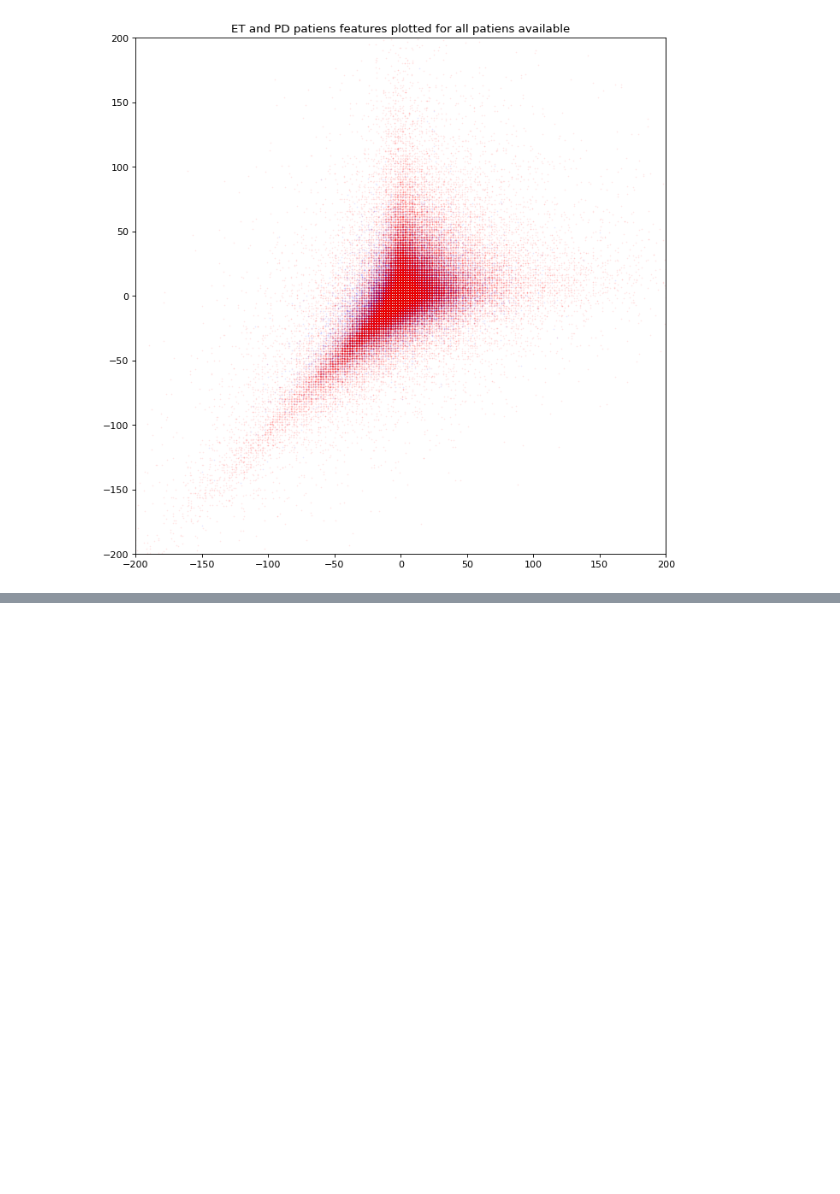
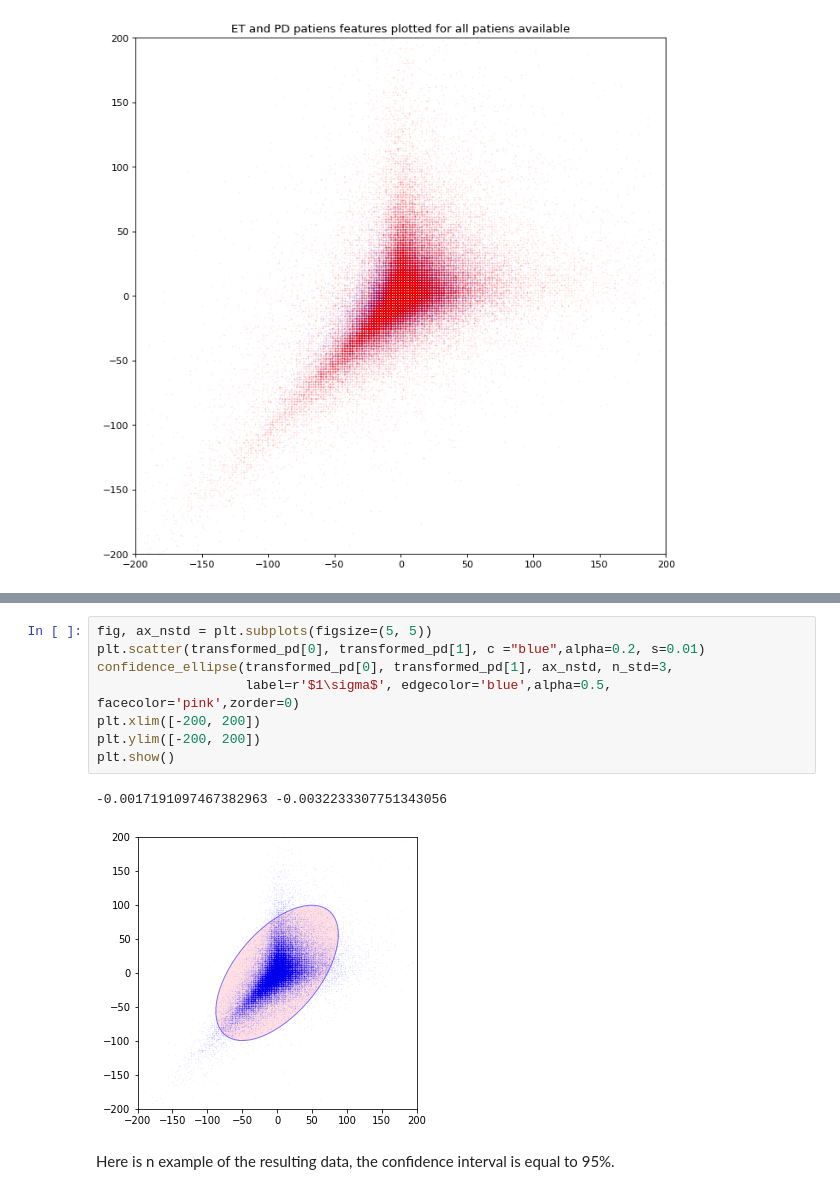
Before and after one commit to margokhokhlova/parkinson_project, a Jupyter notebook: classification/paper_replication.ipynb, the cells around one changed output, grey strips where cells are left out. Saved outputs shown, nothing was run; the diff lists cells and outputs as text; blank space fills up the shorter version.

Commit message:
feat: add confid 95

```diff
--- a/classification/paper_replication.ipynb
+++ b/classification/paper_replication.ipynb
@@ -135,0 +211,13 @@ plt.show()
+# %%
+fig, ax_nstd = plt.subplots(figsize=(5, 5))
+plt.scatter(transformed_pd[0], transformed_pd[1], c ="blue",alpha=0.2, s=0.01)
+confidence_ellipse(transformed_pd[0], transformed_pd[1], ax_nstd, n_std=3,
+                   label=r'$1\sigma$', edgecolor='blue',alpha=0.5, facecolor='pink',zorder=0)
+plt.xlim([-200, 200])
+plt.ylim([-200, 200])
+plt.show()
+# %% [output]
+-0.0017191097467382963 -0.0032233307751343056
+[figure, added]
+# %% [markdown]
+Here is n example of the resulting data,  the confidence interval is equal to 95%.
```
Also changed, not shown: parts of 5 cells of this notebook.
